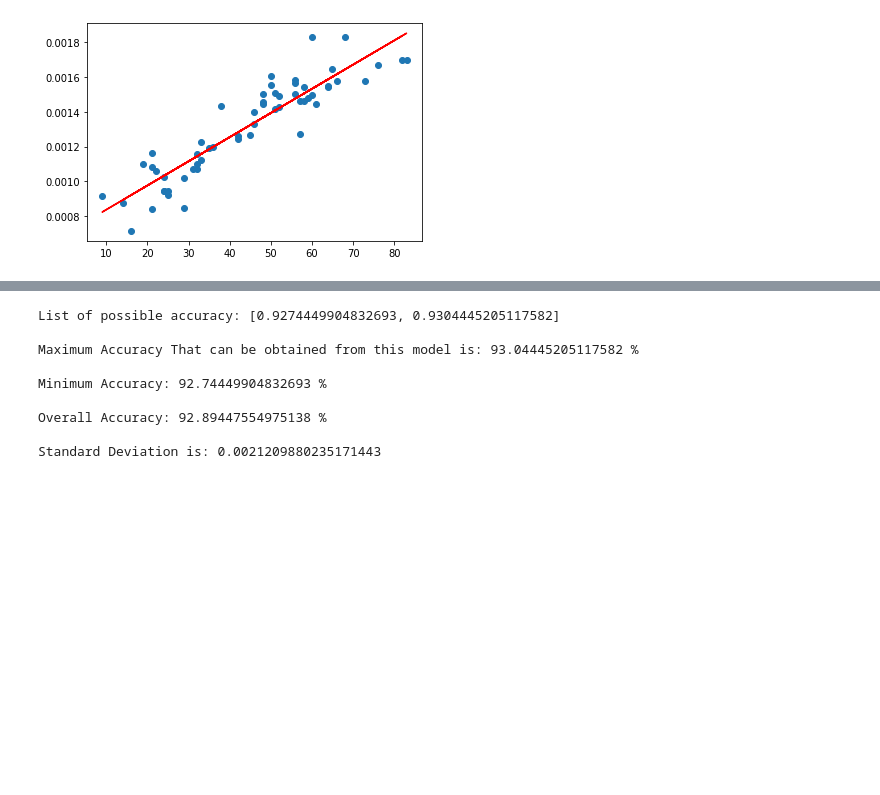
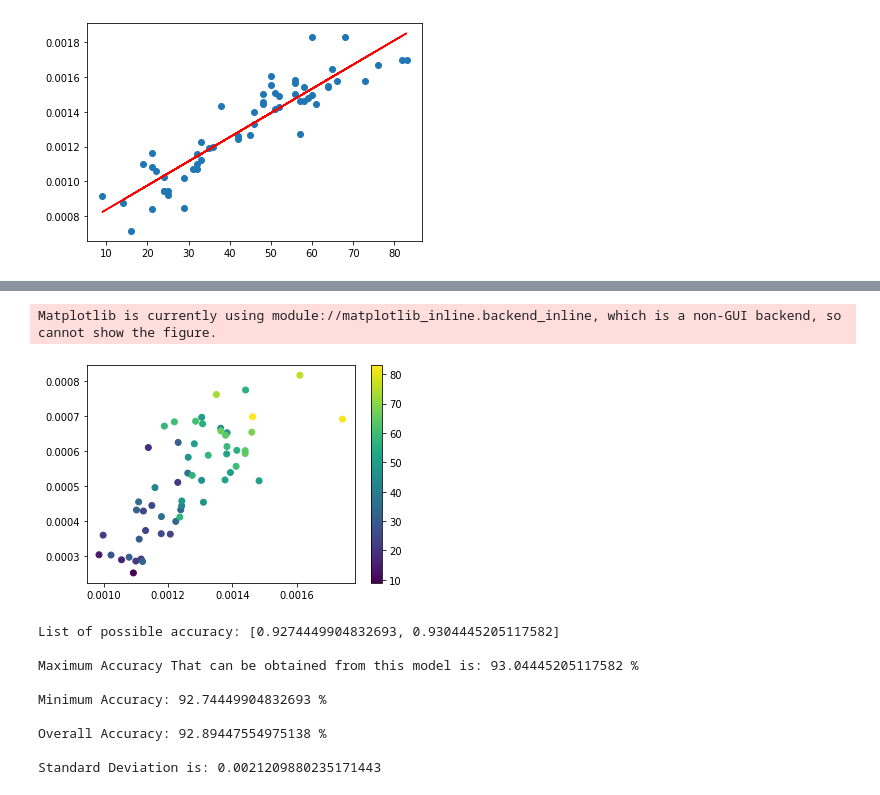
Before and after one commit to DrXlor/ML_BioAge, a Jupyter notebook: BioAge_from_CPG.ipynb, the cells around one changed output, grey strips where cells are left out. Cells and saved outputs as stored; diff of their text form; code cells hidden in the pictures; blank space fills up the shorter version.

```diff
--- a/BioAge_from_CPG.ipynb
+++ b/BioAge_from_CPG.ipynb
@@ -103,3 +92,16 @@ for i in range(10):
+# %%
+fig3 = plt.figure()
+ax = plt.axes()
+
+ox = X[:, 0]
+oy = X[:, 1]
+image = ax.scatter(ox, oy, c=y)
+fig3.colorbar(image, ax=ax)
+
+fig3.show()
+# %% [output]
+Matplotlib is currently using module://matplotlib_inline.backend_inline, which is a non-GUI backend, so cannot show the figure.
+[figure, added]
 # %%
 #names = names[importances]
 #names = names.drop_duplicates()
```
Also changed, not shown: parts of 4 cells of this notebook.
